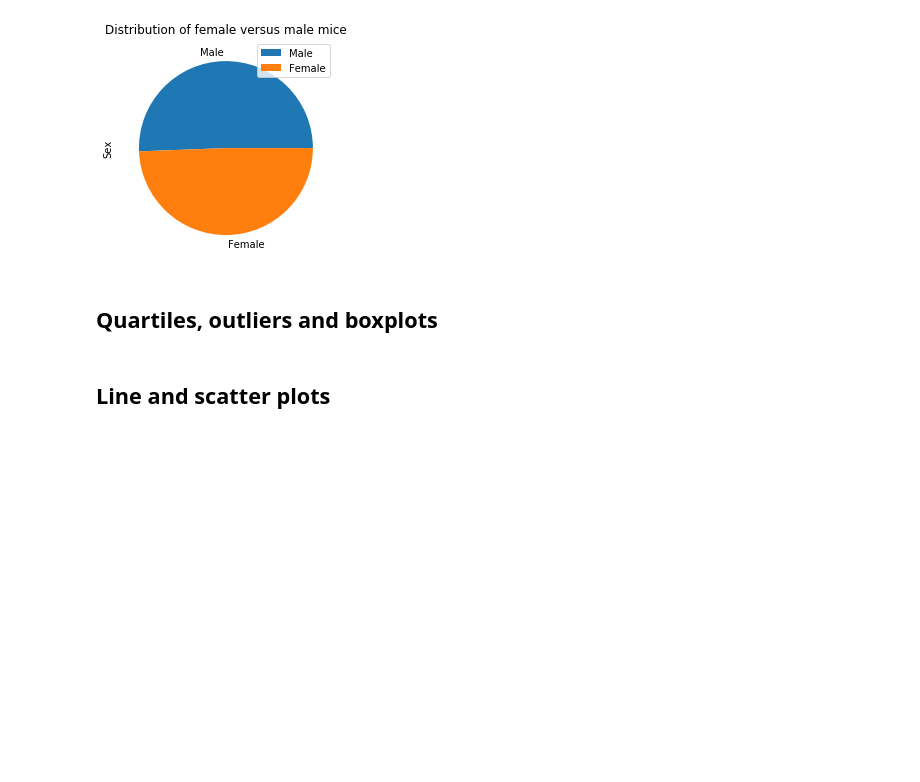
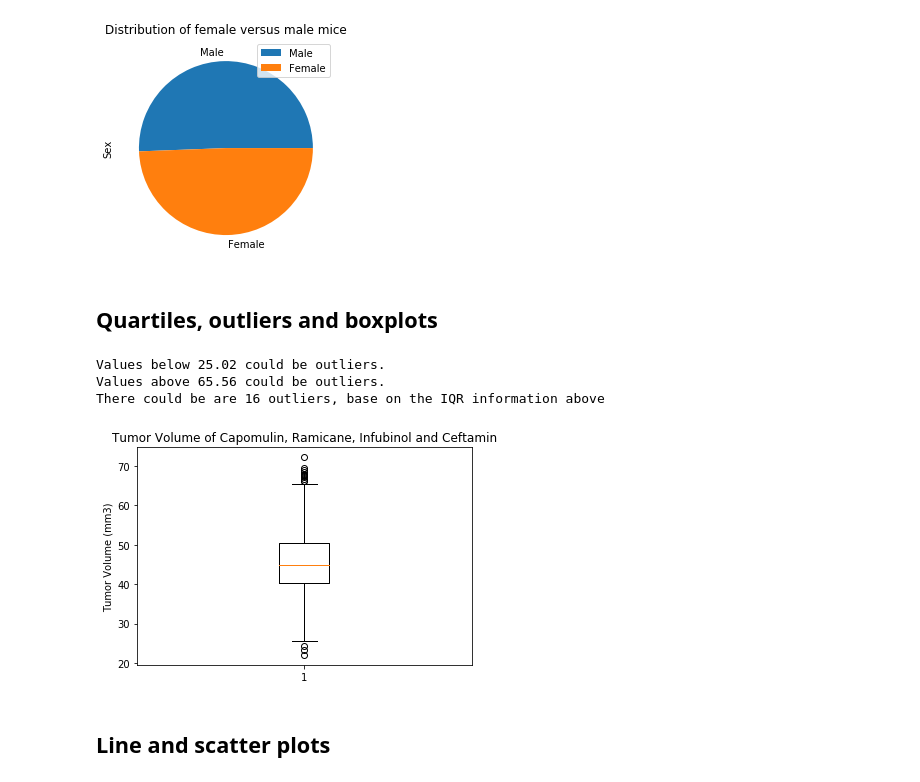
Before and after one commit to cckuqui/Matplotlib-challenge, a Jupyter notebook: pymaceuticals_starter.ipynb, the cells around one changed output. Drawn from its saved outputs; the diff is of its cells as text; code cells hidden in the pictures; blank space fills up the shorter version.

Commit message:
Box plot added

```diff
--- a/pymaceuticals_starter.ipynb
+++ b/pymaceuticals_starter.ipynb
@@ -113,5 +111,32 @@ plt.show()
+# %%
+# Calculate the final tumor volume of each mouse across four of the most promising treatment regimens. Calculate the IQR and quantitatively determine if there are any potential outliers.
+treatment_regiments = mouse_results[(mouse_results['Drug Regimen']=='Capomulin') | (mouse_results['Drug Regimen']=='Ramicane') | (mouse_results['Drug Regimen']=='Infubinol') | (mouse_results['Drug Regimen']=='Ceftamin')]
+quartiles = treatment_regiments['Tumor Volume (mm3)'].quantile([.25,.5,.75])
+lowerq = quartiles[0.25]
+upperq = quartiles[0.75]
+iqr = upperq-lowerq
+
+lower_bound = lowerq - (1.5*iqr)
+upper_bound = upperq + (1.5*iqr)
+
+print(f"Values below {round(lower_bound,2)} could be outliers.")
+print(f"Values above {round(upper_bound,2)} could be outliers.")
+
+outlier_volumes = treatment_regiments.loc[(treatment_regiments['Tumor Volume (mm3)'] < lower_bound) | (treatment_regiments['Tumor Volume (mm3)'] > upper_bound)]
+print(f'There could be are {len(outlier_volumes)} outliers, base on the IQR information above')
+# %% [output]
+Values below 25.02 could be outliers.
+Values above 65.56 could be outliers.
+There could be are 16 outliers, base on the IQR information above
 # %%
 # Generate a box plot of the final tumor volume of each mouse across four regimens of interest
+fig1, ax1 = plt.subplots()
+ax1.set_title('Tumor Volume of Capomulin, Ramicane, Infubinol and Ceftamin')
+ax1.set_ylabel('Tumor Volume (mm3)')
+ax1.boxplot(treatment_regiments['Tumor Volume (mm3)'])
+plt.show()
+# %% [output]
+[figure, added]
 # %% [markdown]
 ## Line and scatter plots
 # %%
```
Also changed, not shown: parts of 1 cell of this notebook.
